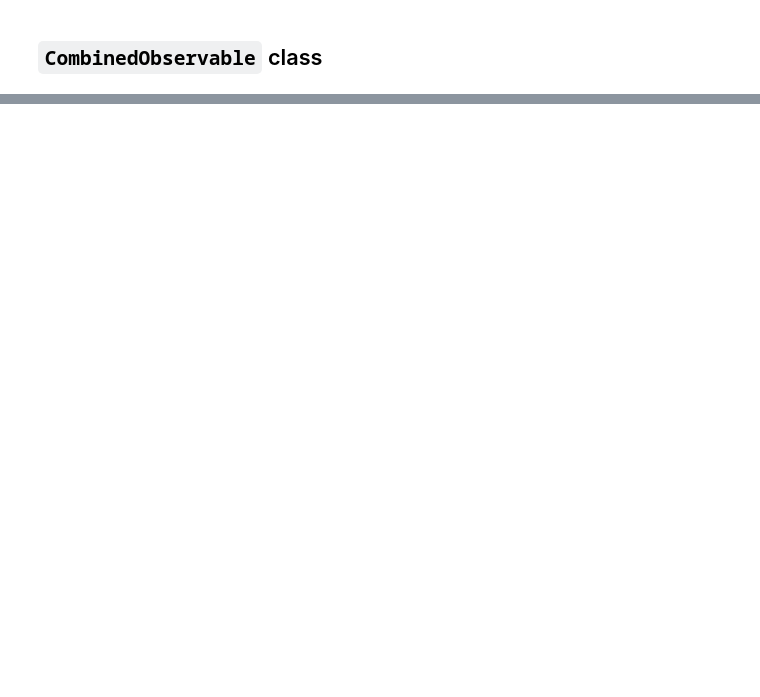
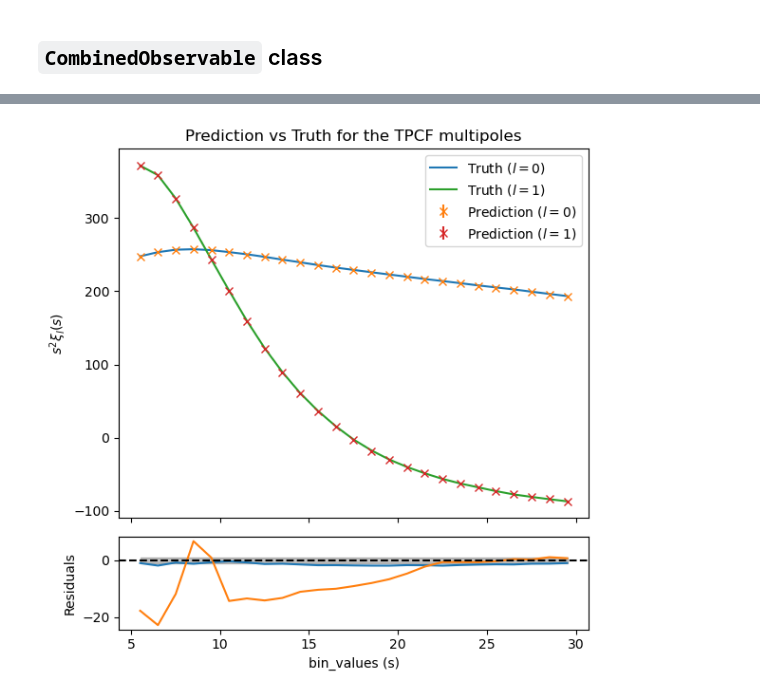
Before and after one commit to epaillas/acm, a Jupyter notebook: docs/notebooks/observables.ipynb, the cells around one changed output, grey strips where cells are left out. Drawn from its saved outputs; the diff is of its cells as text; code cells hidden in the pictures; blank space fills up the shorter version.

```diff
--- a/docs/notebooks/observables.ipynb
+++ b/docs/notebooks/observables.ipynb
@@ -77,0 +124,30 @@ combined = CombinedObservable([
+# %%
+s = combined.bin_values
+truth = combined.lhc_y[idx_pred] # Same index to compare with the prediction
+pred = prediction
+error = np.sqrt(np.diag(combined.get_covariance_matrix()))
+
+# reshape
+truth = truth.reshape(2, -1)
+pred = pred.reshape(2, -1)
+error = error.reshape(2, -1)
+s = s.reshape(2, -1)
+
+fig, ax = plt.subplots(2, 1, figsize=(6, 6), sharex=True, height_ratios=[2, 0.5])
+
+for l in range(2):
+    ax[0].plot(s[l], truth[l]*s[l]**2, label=fr'Truth (${l=}$)')
+    ax[0].errorbar(s[l], pred[l]*s[l]**2, yerr=error[l]*s[l]**2, fmt='x', label=fr'Prediction (${l=}$)')
+
+    ax[1].plot(s[l], (pred[l] - truth[l])/error[l])
+ax[1].axhline(0, color='k', linestyle='--')
+ax[1].fill_between(s[0], -1, 1, color='gray', alpha=0.5)
+ax[0].set_ylabel(r'$s^2 \xi_l(s)$')
+ax[1].set_ylabel('Residuals')
+ax[1].set_xlabel('bin_values (s)')
+
+ax[0].set_title('Prediction vs Truth for the TPCF multipoles')
+ax[0].legend()
+fig.tight_layout();
+# %% [output]
+[figure, added]
```
Also changed, not shown: parts of 5 cells of this notebook.
